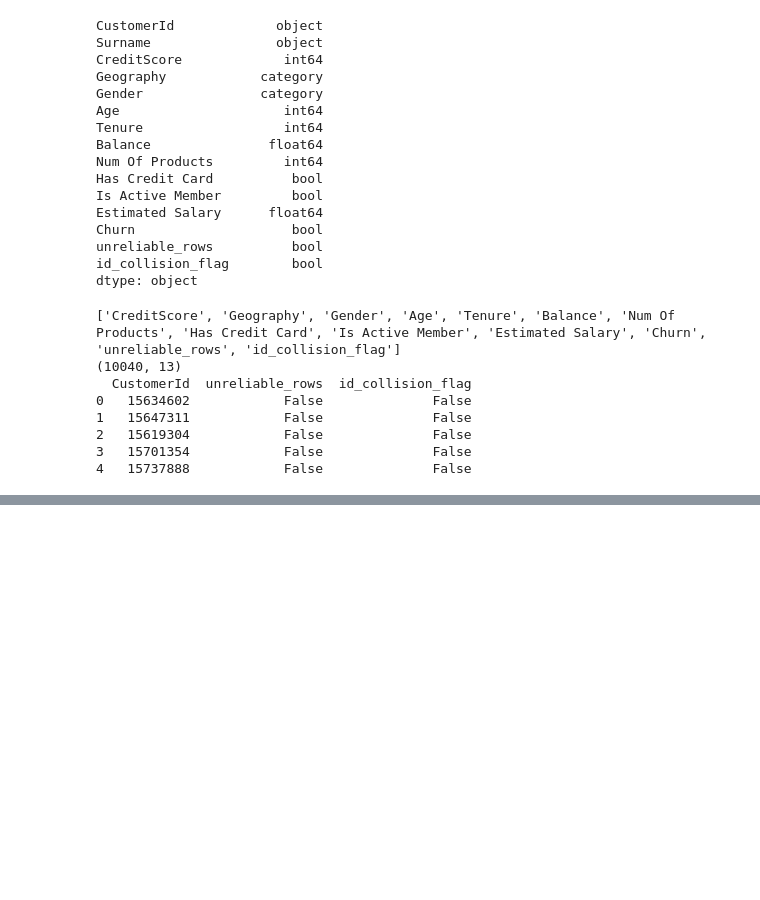
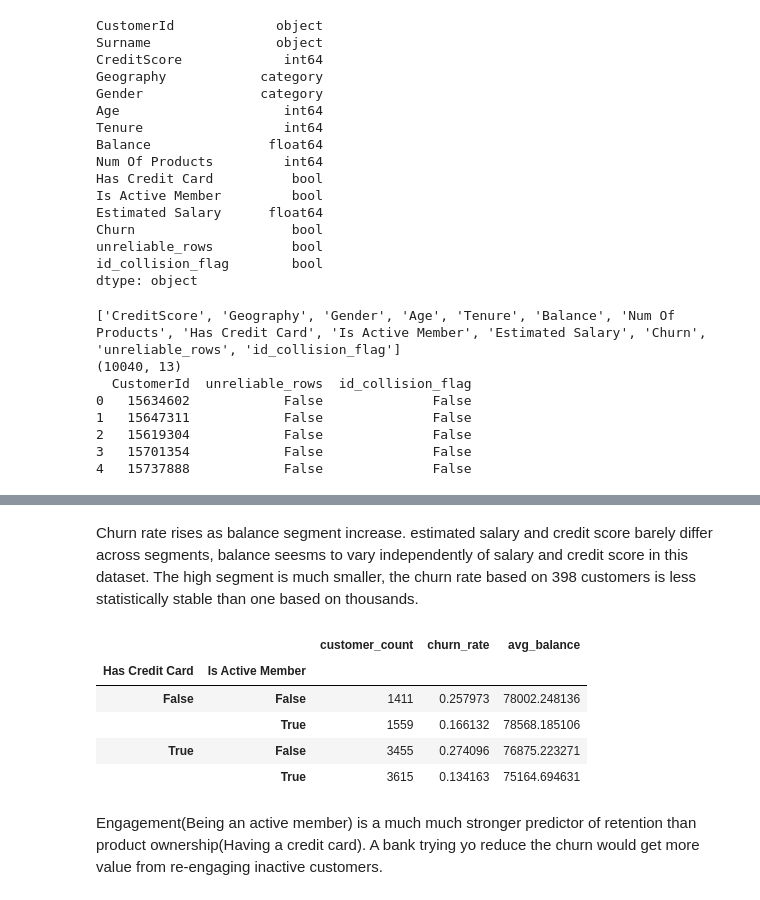
Before and after one commit to aishacmela/Working-with-data-assignment-2, a Jupyter notebook: main.ipynb, the cells around one changed output, grey strips where cells are left out. Saved outputs shown, nothing was run; the diff lists cells and outputs as text; code cells hidden in the pictures; blank space fills up the shorter version.

```diff
--- a/main.ipynb
+++ b/main.ipynb
@@ -538,0 +655,21 @@ print(customer_lookup.head())
+# %% [markdown]
+Churn rate rises as balance segment increase.
+estimated salary and credit score barely differ across segments, balance seesms to vary independently of salary and credit score in this dataset.
+The high segment is much smaller, the churn rate based on 398 customers is less statistically stable than one based on thousands.
+# %%
+behavioral_summary = combined_df.groupby(['Has Credit Card', 'Is Active Member'], observed=True).agg(
+    customer_count=('Churn', 'count'),
+    churn_rate=('Churn', 'mean'),
+    avg_balance=('Balance', 'mean')
+)
+
+behavioral_summary
+# %% [output]
+|  |  | customer_count | churn_rate | avg_balance |
+| Has Credit Card | Is Active Member |  |  |  |
+| False | False | 1411 | 0.257973 | 78002.248136 |
+|  | True | 1559 | 0.166132 | 78568.185106 |
+| True | False | 3455 | 0.274096 | 76875.223271 |
+|  | True | 3615 | 0.134163 | 75164.694631 |
+# %% [markdown]
+Engagement(Being an active member) is a much much stronger predictor of retention than product ownership(Having a credit card). A bank trying yo reduce the churn would get more value from re-engaging inactive customers.
```
Also changed, not shown: parts of 23 cells of this notebook.
